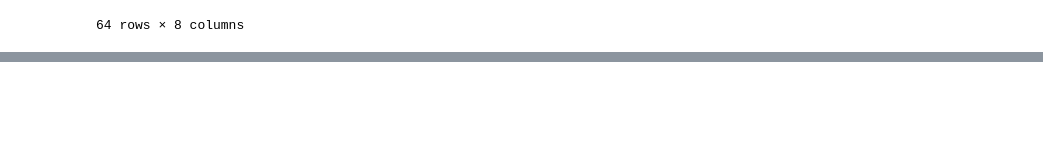
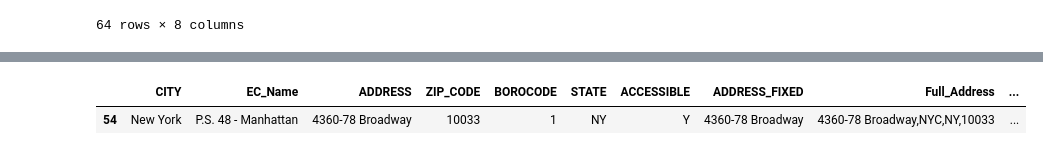
Before and after one commit to spatialthoughts/python-tutorials, a Jupyter notebook: geocoding_with_geopy.ipynb, the cells around one changed output, grey strips where cells are left out. Saved outputs shown, nothing was run; the diff lists cells and outputs as text; code cells hidden in the pictures; blank space fills up the shorter version.

```diff
--- a/geocoding_with_geopy.ipynb
+++ b/geocoding_with_geopy.ipynb
@@ -182,0 +180,6 @@ address_df
+# %%
+failed = address_df[address_df['location'].isna()]
+failed
+# %% [output]
+|  | CITY | EC_Name | ADDRESS | ZIP_CODE | BOROCODE | STATE | ACCESSIBLE | ADDRESS_FIXED | Full_Address | ... |
+| 54 | New York | P.S. 48 - Manhattan | 4360-78 Broadway | 10033 | 1 | NY | Y | 4360-78 Broadway | 4360-78 Broadway,NYC,NY,10033 | ... |
```
Also changed, not shown: parts of 10 cells of this notebook.
